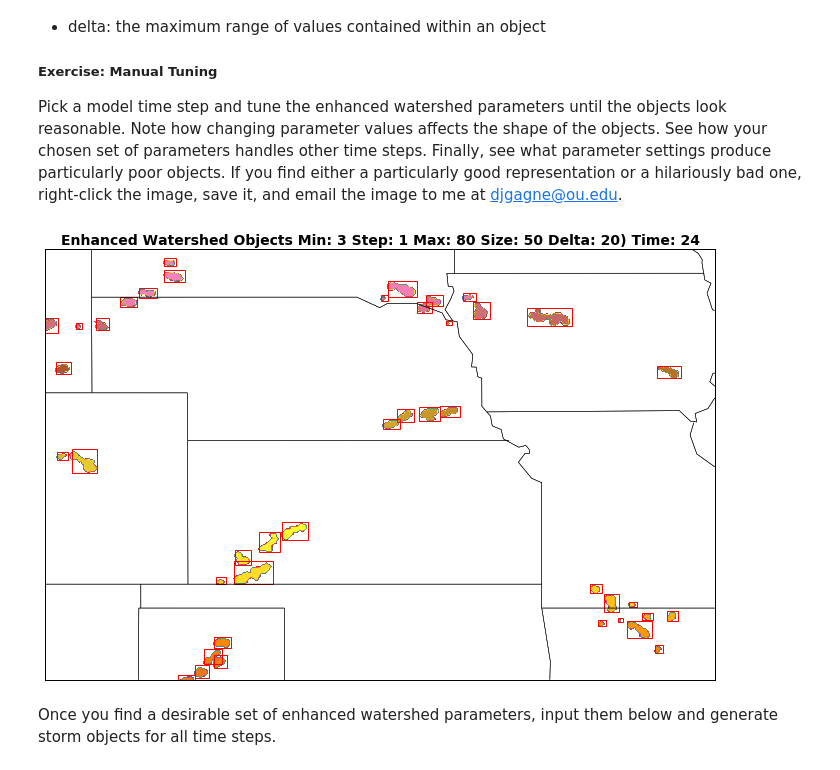
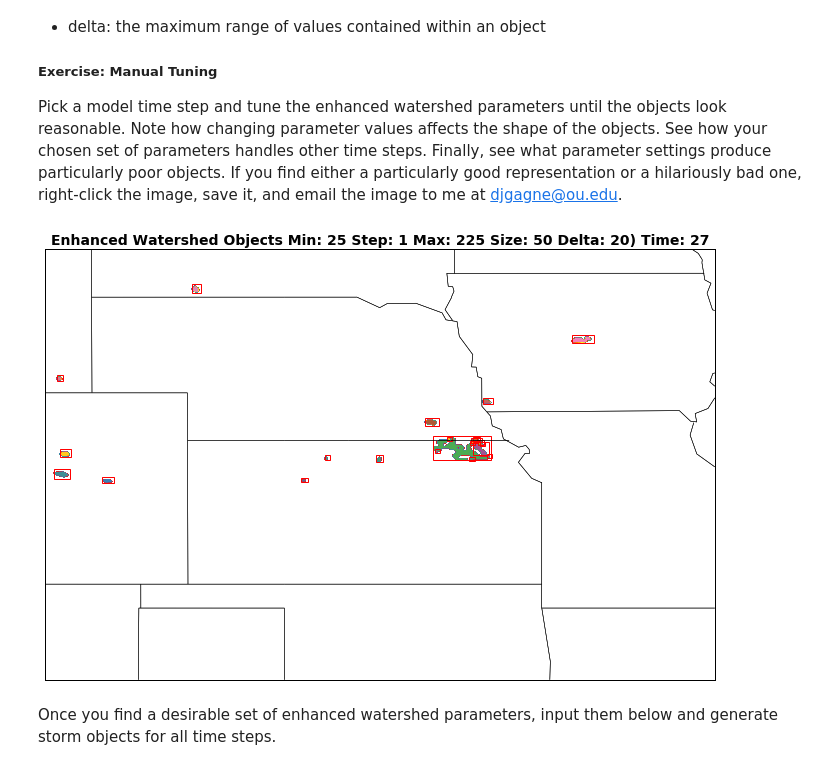
Before and after one commit to djgagne/hagelslag, a Jupyter notebook: demos/unidata_users_workshop_2015.ipynb, the cells around one changed output. Drawn from its saved outputs; the diff is of its cells as text; code cells hidden in the pictures.

```diff
--- a/demos/unidata_users_workshop_2015.ipynb
+++ b/demos/unidata_users_workshop_2015.ipynb
@@ -36,7 +36,7 @@ member ="wrf-s3cn_arw"
 run_date = datetime(2015, 6, 4)
 # We will be using the uh_max (hourly max 2-5 km Updraft Helicity) variable for this exercise
 # cmpref (simulated composite radar reflectivity) is also available.
-variable = "cqgmax"
+variable = "uh_max"
 start_date = run_date + timedelta(hours=12)
 end_date = run_date + timedelta(hours=29)
 model_grid = ModelOutput(ensemble_name,
@@ -147,36 +148,37 @@ def ew_demo(min_max, step_val, size_val=50, delta_val=5, time=12):
                  extend="max",
                  cmap="Set1")
     for obj in objs:
         sy = model_grid.lat[obj[0].start-1, obj[1].start-1]
         sx = model_grid.lon[obj[0].start-1, obj[1].start-1]
         wx = model_grid.lon[obj[0].stop + 1, obj[1].stop + 1] - sx
         wy = model_grid.lat[obj[0].stop + 1, obj[1].stop + 1] - sy
         ax.add_patch(patches.Rectangle((sx, sy), wx, wy, fill=False, color="red"))
     plt.xlim(*lon_range)
     plt.ylim(*lat_range)
     plt.grid()
     plt.title("Enhanced Watershed Objects Min: {0:d} Step: {1:d} Max: {2:d} Size: {3:d} Delta: {4:d}) Time: {5:d}".format(min_max[0],
                                                                                       step_val,
                                                                                       min_max[1],
                                                                                       size_val,
                                                                                       delta_val,
                                                                                       time),
              fontsize=14, fontweight="bold")
-    plt.savefig("ew_objs.pdf", bbox_inches="tight")
-minmax_slider = widgets.IntRangeSlider(min=3, max=80, step=1, value=(3,80))
+    plt.show()
+    #plt.savefig("ew_objs.pdf", bbox_inches="tight")
+minmax_slider = widgets.IntRangeSlider(min=25, max=225, step=25, value=(25,225))
 step_slider = widgets.IntSlider(min=1, max=10, step=1, value=1)
 size_slider = widgets.IntSlider(min=5, max=300, step=5, value=50)
 delta_slider = widgets.IntSlider(min=10, max=100, step=10, value=20)
 time_slider = widgets.IntSlider(min=model_grid.start_hour, max=model_grid.end_hour, step=1, value=24)
 w = widgets.interactive(ew_demo,
                         min_max=minmax_slider,
                         step_val=step_slider,
                         size_val=size_slider,
                         delta_val=delta_slider,
                         time=time_slider)
 display(w)
 # %% [output]
-[figure, old version]
+[figure, new version]
 # %% [markdown]
 Once you find a desirable set of enhanced watershed parameters, input them below and generate storm objects for all time steps.
 # %%
```
Also changed, not shown: parts of 9 cells of this notebook, 1 other file.
